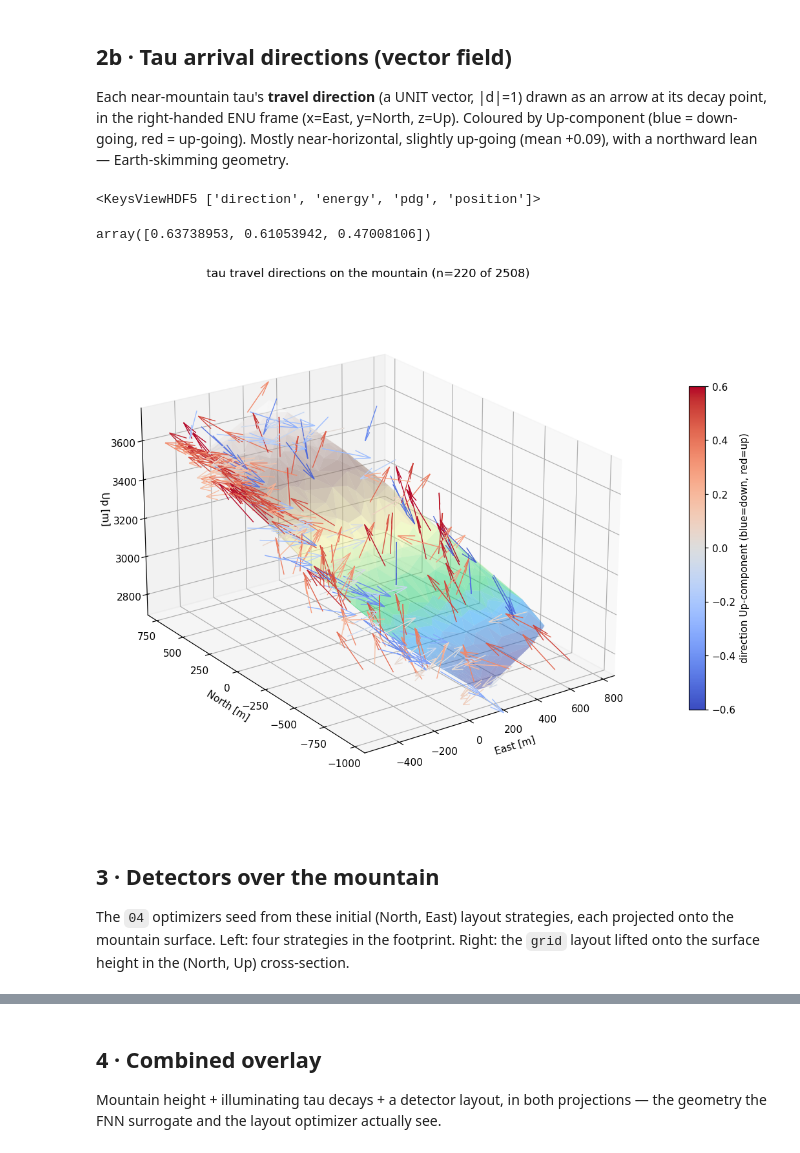
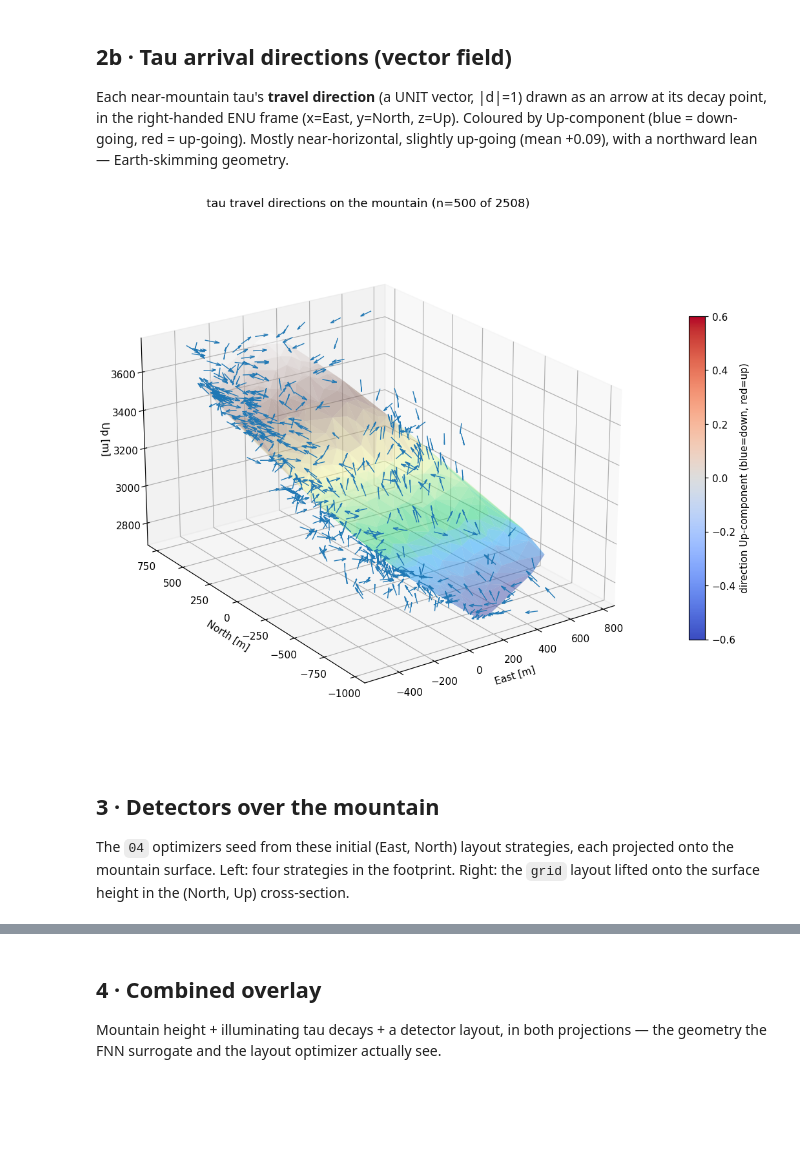
Before and after one commit to JayAgarwal25/TamboOpt-J, a Jupyter notebook: detector_optimization_v6/notebooks/malata_tau_geometry.ipynb, the cells around one changed output, grey strips where cells are left out. Cells and saved outputs as stored; diff of their text form; code cells hidden in the pictures; blank space fills up the shorter version.

```diff
--- a/detector_optimization_v6/notebooks/malata_tau_geometry.ipynb
+++ b/detector_optimization_v6/notebooks/malata_tau_geometry.ipynb
@@ -74,7 +75,7 @@ taus : tau_wholesky.h5
 # ── Mountain (malata) in site-local ENU: centroids columns are (North, Up, East) ──
 mtn = load_tr_mountain(GEOMETRY_PATH_RESOLVED, GEOMETRY_GROUP, DET_KEY,
                        east_entry=EAST_ENTRY, layer_east_dx=LAYER_EAST_DX, n_planes=N_PLANES)
-mN, mU, mE = mtn.centroids_NUE[:, 0], mtn.centroids_NUE[:, 1], mtn.centroids_NUE[:, 2]
+mE, mN, mU = mtn.centroids_ENU[:, 0], mtn.centroids_ENU[:, 1], mtn.centroids_ENU[:, 2]
 surface = SurfaceUpMap.from_mountain(mtn).to("cpu")    # differentiable Up = g(North, East)
 print(f"malata detector region: {len(mN)} triangle centroids")
 print(f"  North [{mN.min():7.0f}, {mN.max():7.0f}]  East [{mE.min():7.0f}, {mE.max():7.0f}]  "
@@ -97,7 +98,7 @@ layouts = {
     "uniform":  layout_uniform_random(mtn, N_DETECTORS, rng=rng),
     "latin_hc": layout_latin_hypercube(mtn, N_DETECTORS, rng=rng),
 }
-layouts = {k: (np.asarray(v[0]), np.asarray(v[1])) for k, v in layouts.items()}  # (North, East)
+layouts = {k: (np.asarray(v[0]), np.asarray(v[1])) for k, v in layouts.items()}  # (East, North)
 
 def det_up(N, E):
     return surface(torch.as_tensor(N, dtype=torch.float32),
@@ -208,48 +211,41 @@ fig.tight_layout(); plt.show()
 ## 2b · Tau arrival directions (vector field)
 
 Each near-mountain tau's **travel direction** (a UNIT vector, |d|=1) drawn as an arrow at its decay point, in the right-handed ENU frame (x=East, y=North, z=Up). Coloured by Up-component (blue = down-going, red = up-going). Mostly near-horizontal, slightly up-going (mean +0.09), with a northward lean — Earth-skimming geometry.
-# %%
-f = h5py.File(TAU_WHOLESKY_PATH, "r")
-f.keys()
-# %% [output]
-<KeysViewHDF5 ['direction', 'energy', 'pdg', 'position']>
-# %%
-f["direction"][:,0]
-# %% [output]
-array([0.63738953, 0.61053942, 0.47008106])
 # %%
 # Tau directions are UNIT vectors (|d| = 1.000000 exactly; ENU rows = East, North, Up).
 with h5py.File(TAU_WHOLESKY_PATH, "r") as f:
     tdir = f["direction"][...]                 # (3, N)
 dE, dN, dU = tdir[0], tdir[1], tdir[2]         # East, North, Up components (dimensionless cosines)
 
 onmtn = (tN_n > mN.min()) & (tN_n < mN.max()) & (tE_e > mE.min()) & (tE_e < mE.max())
 idx = np.where(onmtn)[0]
 qrng = np.random.default_rng(0)
-q = qrng.choice(idx, size=min(220, idx.size), replace=False)   # subsample for legibility
+q = qrng.choice(idx, size=min(500, idx.size), replace=False)   # subsample for legibility
 
 fig = plt.figure(figsize=(10, 8))
 ax = fig.add_subplot(111, projection="3d")
 ax.plot_trisurf(mE, mN, mU, cmap="terrain", alpha=0.45, linewidth=0, antialiased=True)
 
 # RIGHT-HANDED axes x=East, y=North, z=Up; arrow = tau travel direction, colour = Up-component.
 cmap = plt.cm.coolwarm; cn = plt.Normalize(-0.6, 0.6); cols = cmap(cn(dU[q]))
 ax.quiver(tE_e[q], tN_n[q], tU_u[q], dE[q], dN[q], dU[q],
-          length=250.0, normalize=True, colors=cols, linewidth=0.9, arrow_length_ratio=0.35)
+          length=75.0, normalize=True,
+        #   colors=cols,
+          linewidth=0.9, arrow_length_ratio=0.35)
 
 ax.set_box_aspect((np.ptp(mE), np.ptp(mN), np.ptp(mU)))
 ax.set_xlabel("East [m]"); ax.set_ylabel("North [m]"); ax.set_zlabel("Up [m]")
 ax.set_title(f"tau travel directions on the mountain (n={q.size} of {idx.size})")
 ax.view_init(elev=22, azim=-125)
 sm = plt.cm.ScalarMappable(norm=cn, cmap=cmap); sm.set_array([])
 fig.colorbar(sm, ax=ax, shrink=0.6, pad=0.08, label="direction Up-component (blue=down, red=up)")
 fig.tight_layout(); plt.show()
 # %% [output]
-[figure, old version]
+[figure, new version]
 # %% [markdown]
 ## 3 · Detectors over the mountain
 
-The `04` optimizers seed from these initial (North, East) layout strategies, each projected onto the
+The `04` optimizers seed from these initial (East, North) layout strategies, each projected onto the
 mountain surface. Left: four strategies in the footprint. Right: the `grid` layout lifted onto the
 surface height in the (North, Up) cross-section.
 # %%
```
Also changed, not shown: parts of 11 cells of this notebook, 14 other files.
